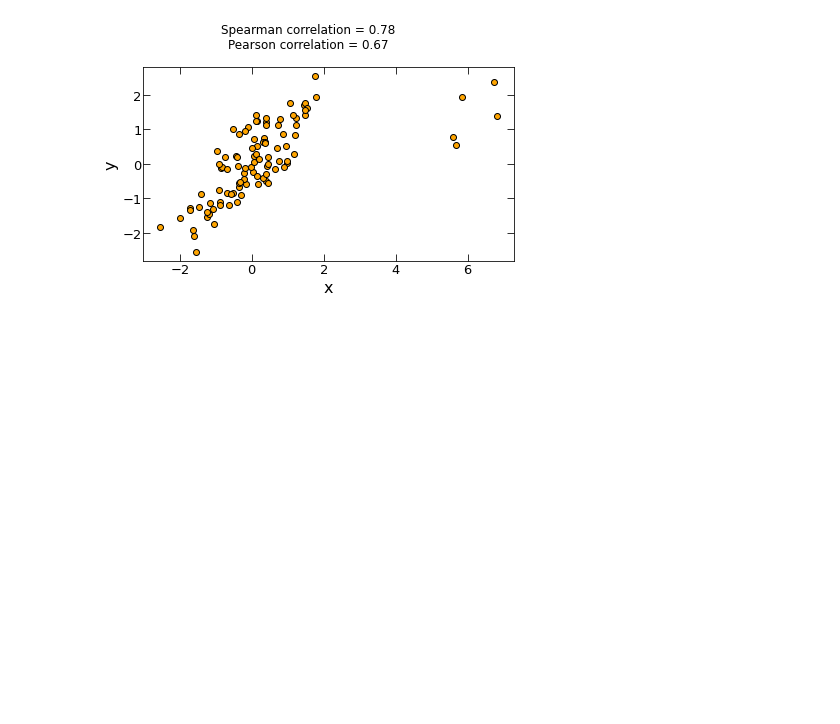
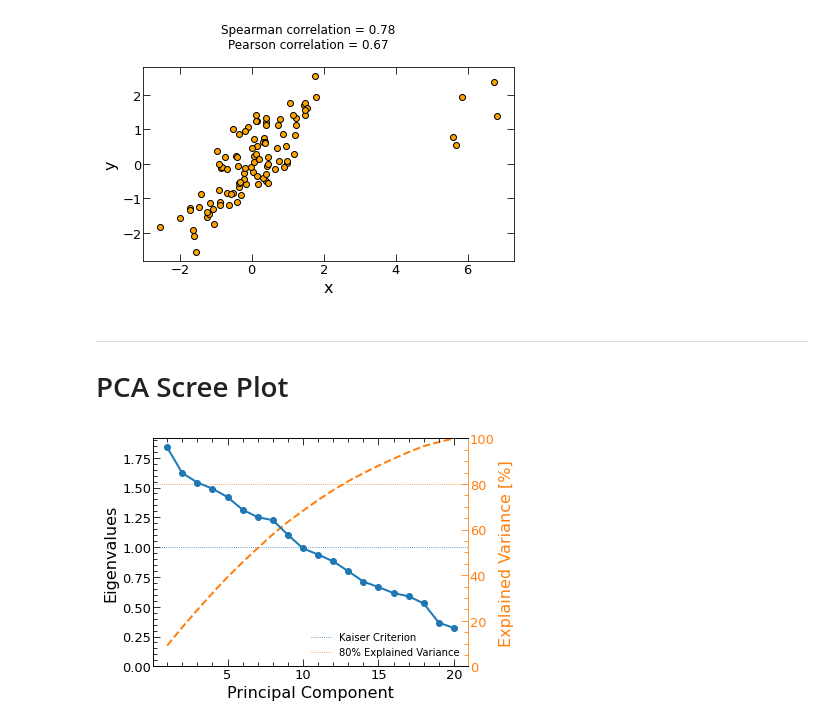
Before and after one commit to mepland/data_science_notes, a Jupyter notebook: plots/plots.ipynb, the cells around one changed output. Cells and saved outputs as stored; diff of their text form; code cells hidden in the pictures; blank space fills up the shorter version.

Commit message:
created scree plot

```diff
--- a/plots/plots.ipynb
+++ b/plots/plots.ipynb
@@ -424,3 +426,16 @@ else:
     plt.close('all')
 # %% [output]
 [figure]
+# %% [markdown]
+***
+# PCA Scree Plot
+# %%
+n_dimensions = 20
+n_observations = 100
+X = np.random.randn(n_observations, n_dimensions)
+pca = PCA()
+pca.fit(scale(X));
+# %%
+plot_scree(pca, m_path=output, plot_cumsum=True, reference_lines=True, inline=inline)
+# %% [output]
+[figure, added]
```
Also changed, not shown: parts of 2 cells of this notebook, 2 other files.
